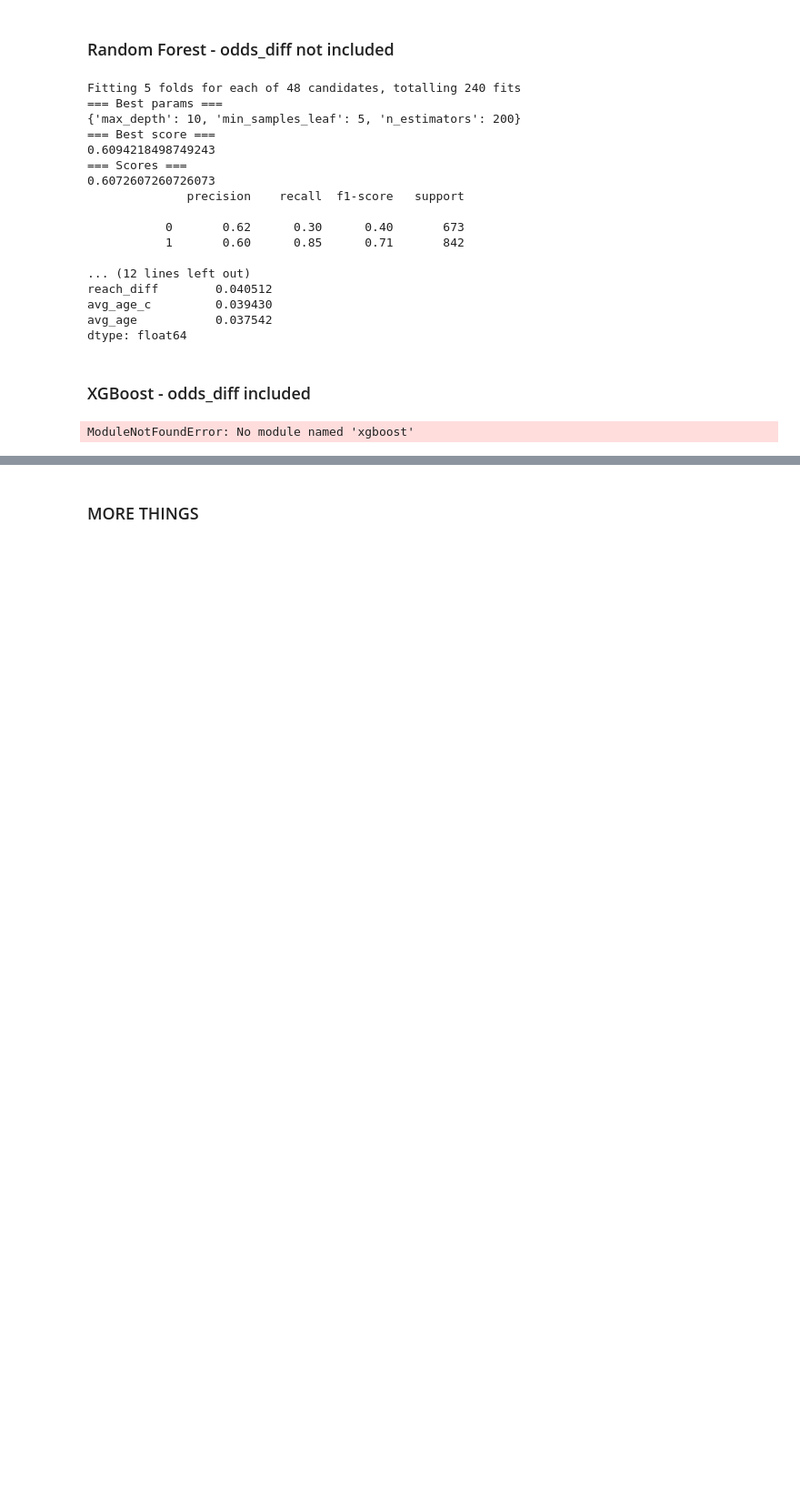
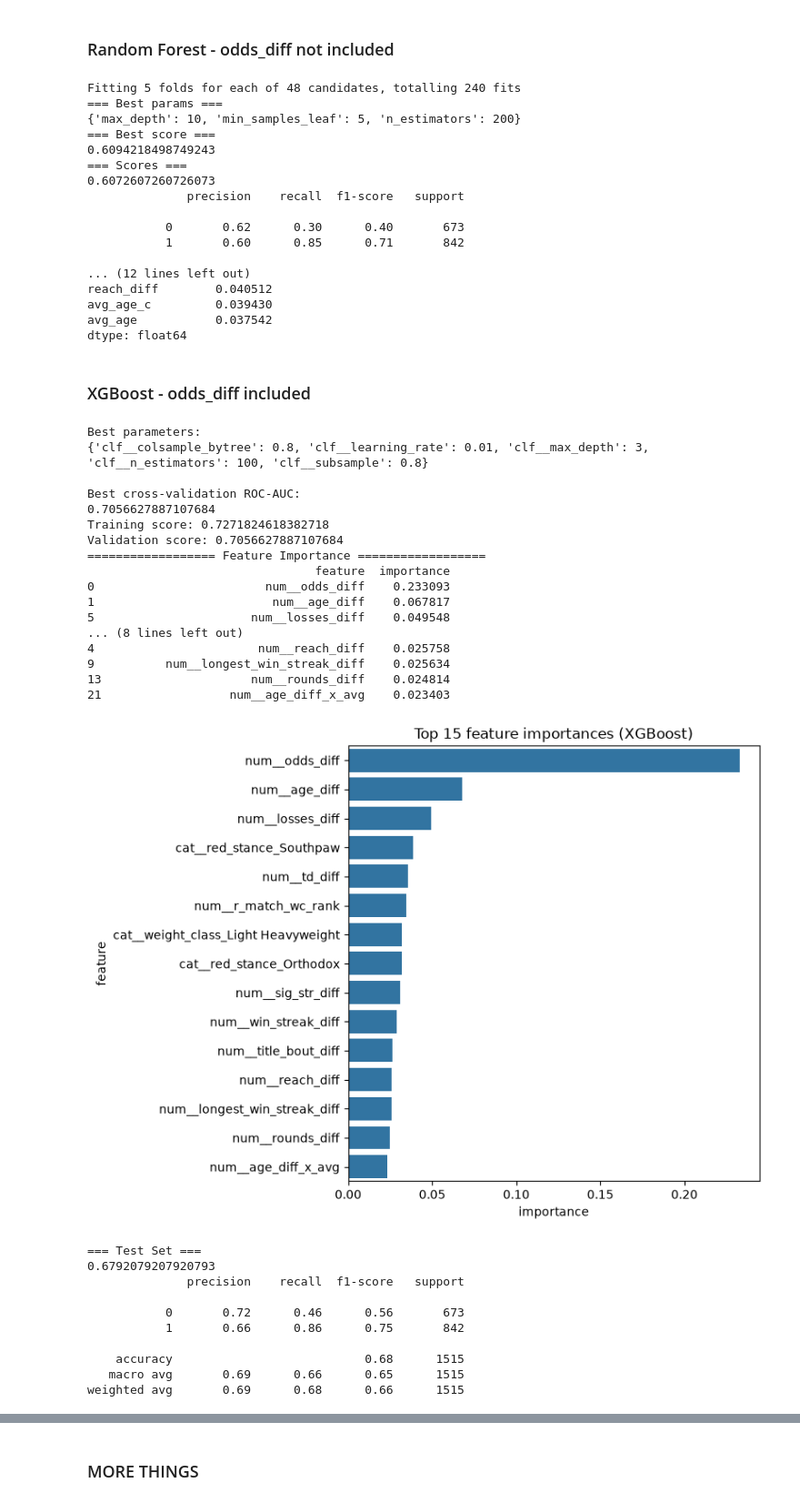
Before and after one commit to kormakursnorra/MachineLearningRepo, a Jupyter notebook: Project1/src/clean_notebook.ipynb, the cells around one changed output, grey strips where cells are left out. Shown at 91% size. Saved outputs shown, nothing was run; the diff lists cells and outputs as text; code cells hidden in the pictures; blank space fills up the shorter version.

```diff
--- a/Project1/src/clean_notebook.ipynb
+++ b/Project1/src/clean_notebook.ipynb
@@ -366,7 +366,7 @@ dtype: float64
 # %%
 categorical_features = ["red_stance", "blue_stance", "weight_class", "gender"]
 numeric_features = [
-    "age_diff", "td_diff", "sig_str_diff", "reach_diff", "losses_diff",
+    "odds_diff", "age_diff", "td_diff", "sig_str_diff", "reach_diff", "losses_diff",
     "sub_att_diff", "rank_diff",
     "win_streak_diff", "longest_win_streak_diff", "lose_streak_diff",
     "title_bout_diff", "wins_diff", "rounds_diff", "height_diff",
@@ -419,31 +419,58 @@ best_index = grid_search.best_index_
 print("Training score:", grid_search.cv_results_["mean_train_score"][best_index])
 print("Validation score:", grid_search.cv_results_["mean_test_score"][best_index])
 
 print("================== Feature Importance ==================")
 best_model = grid_search.best_estimator_
 xgb_clf = best_model.named_steps["clf"]
 
 # Get feature names after one-hot encoding
 feature_names = best_model.named_steps["preprocess"].get_feature_names_out()
 
 importances = xgb_clf.feature_importances_
 importance_df = pd.DataFrame({
     "feature": feature_names,
     "importance": importances
 }).sort_values("importance", ascending=False)
 
 print(importance_df.head(15))
 
 plt.figure(figsize=(8, 6))
 sns.barplot(data=importance_df.head(15), x="importance", y="feature")
 plt.title("Top 15 feature importances (XGBoost)")
 plt.tight_layout()
 plt.show()
 
 best_xgb = grid_search.best_estimator_
 preds = best_xgb.predict(X_test_odds)
 print('=== Test Set ===')
 print(accuracy_score(y_test, preds))
 print(classification_report(y_test, preds))
 # %% [output]
-ModuleNotFoundError: No module named 'xgboost'
+Best parameters:
+{'clf__colsample_bytree': 0.8, 'clf__learning_rate': 0.01, 'clf__max_depth': 3, 'clf__n_estimators': 100, 'clf__subsample': 0.8}
+
+Best cross-validation ROC-AUC:
+0.7056627887107684
+Training score: 0.7271824618382718
+Validation score: 0.7056627887107684
+================== Feature Importance ==================
+                                feature  importance
+0                        num__odds_diff    0.233093
+1                         num__age_diff    0.067817
+5                      num__losses_diff    0.049548
+... (8 lines left out)
+4                       num__reach_diff    0.025758
+9          num__longest_win_streak_diff    0.025634
+13                     num__rounds_diff    0.024814
+21                  num__age_diff_x_avg    0.023403
+[figure, added]
+=== Test Set ===
+0.6792079207920793
+              precision    recall  f1-score   support
+
+           0       0.72      0.46      0.56       673
+           1       0.66      0.86      0.75       842
+
+    accuracy                           0.68      1515
+   macro avg       0.69      0.66      0.65      1515
+weighted avg       0.69      0.68      0.66      1515
```
Also changed, not shown: parts of 9 cells of this notebook.
